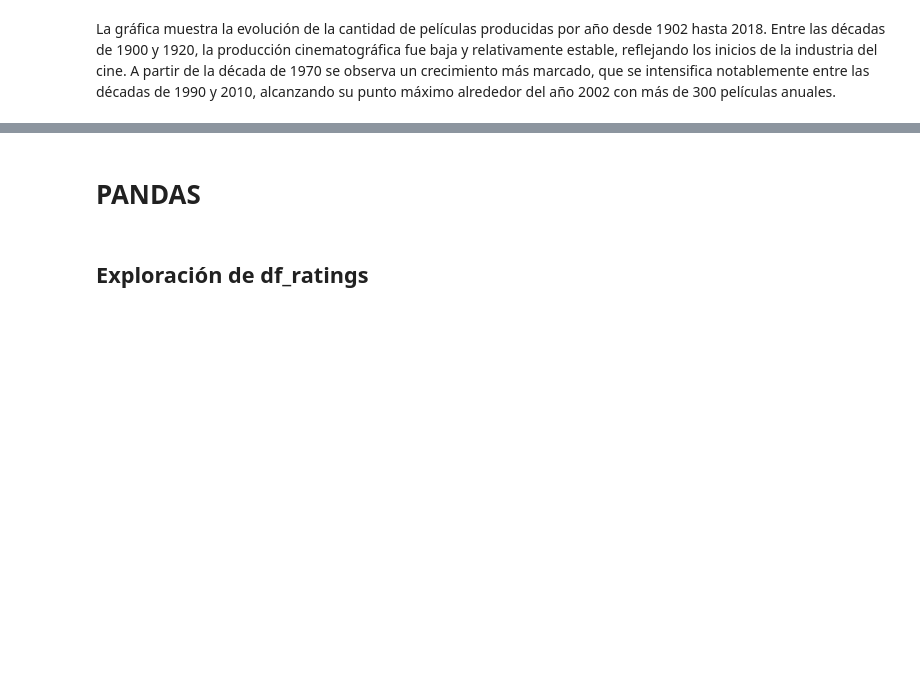
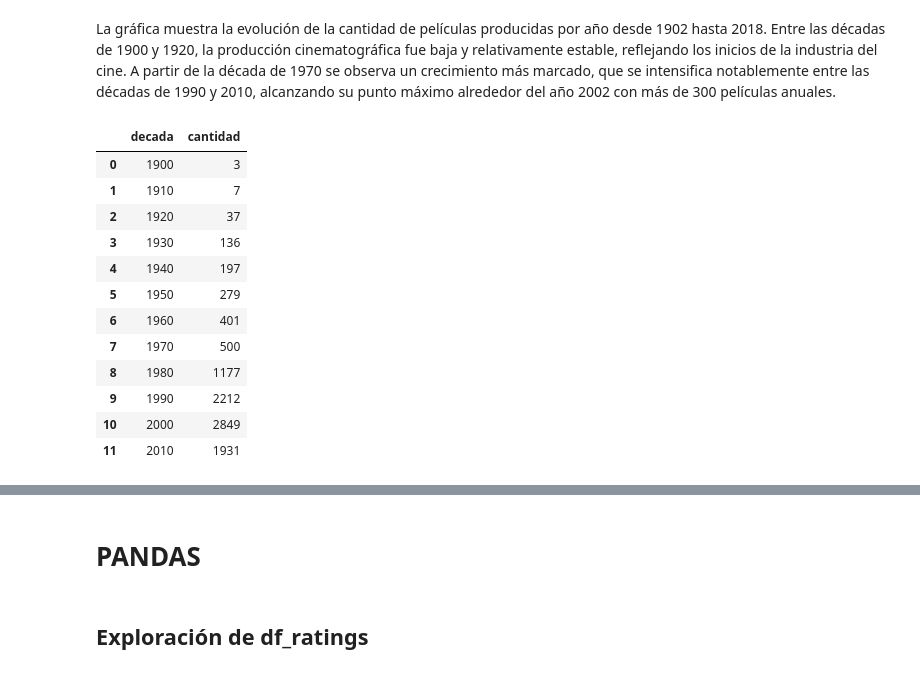
Before and after one commit to ValentinaJimenezTorres/A3_marketing, a Jupyter notebook: b_exploracion_limpieza.ipynb, the cells around one changed output, grey strips where cells are left out. Cells and saved outputs as stored; diff of their text form; code cells hidden in the pictures; blank space fills up the shorter version.

```diff
--- a/b_exploracion_limpieza.ipynb
+++ b/b_exploracion_limpieza.ipynb
@@ -287,3 +287,30 @@ fig.show()
 [interactive output not drawn]
 # %% [markdown]
 La gráfica muestra la evolución de la cantidad de películas producidas por año desde 1902 hasta 2018. Entre las décadas de 1900 y 1920, la producción cinematográfica fue baja y relativamente estable, reflejando los inicios de la industria del cine. A partir de la década de 1970 se observa un crecimiento más marcado, que se intensifica notablemente entre las décadas de 1990 y 2010, alcanzando su punto máximo alrededor del año 2002 con más de 300 películas anuales.
+# %%
+# Distribución por década
+conteo_decadas = pd.read_sql("""
+    SELECT
+        (year / 10) * 10 AS decada,
+        COUNT(*) AS cantidad
+    FROM movies_clean
+    WHERE year IS NOT NULL
+    GROUP BY decada
+    ORDER BY decada
+""", con)
+
+conteo_decadas
+# %% [output]
+|  | decada | cantidad |
+| 0 | 1900 | 3 |
+| 1 | 1910 | 7 |
+| 2 | 1920 | 37 |
+| 3 | 1930 | 136 |
+| 4 | 1940 | 197 |
+| 5 | 1950 | 279 |
+| 6 | 1960 | 401 |
+| 7 | 1970 | 500 |
+| 8 | 1980 | 1177 |
+| 9 | 1990 | 2212 |
+| 10 | 2000 | 2849 |
+| 11 | 2010 | 1931 |
```
Also changed, not shown: parts of 6 cells of this notebook, 1 other file.
